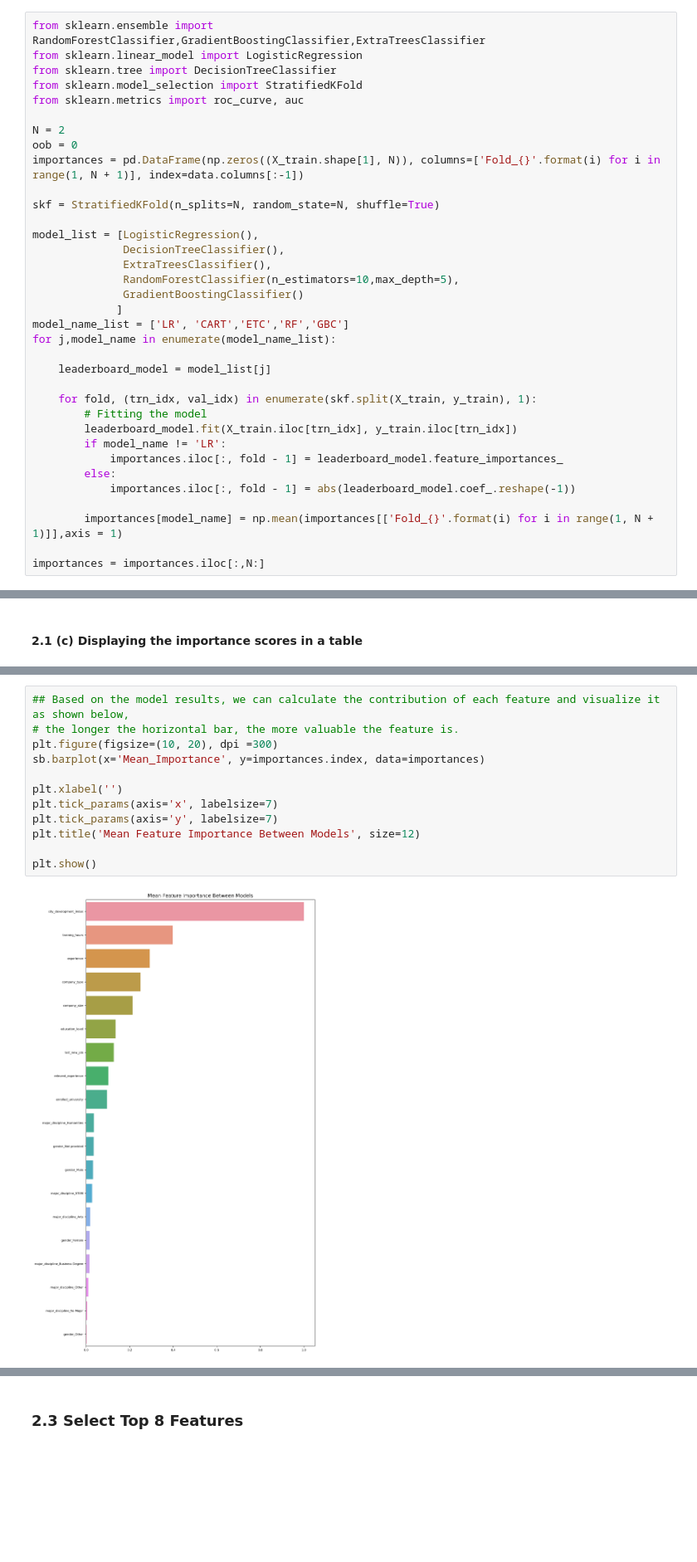
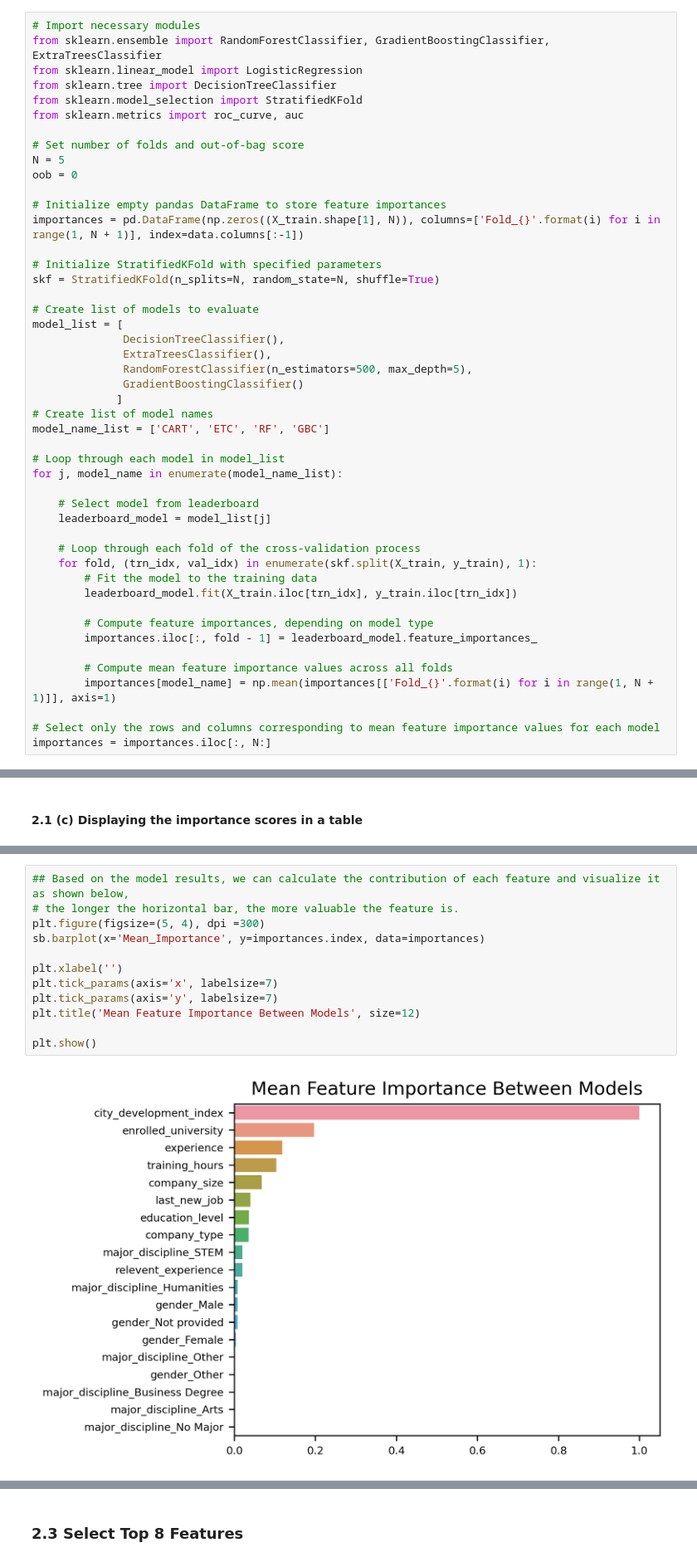
Before and after one commit to leileijng/bc2407-linkedin, a Jupyter notebook: 1_HR-Analysis/HR-Analysis Modelling.ipynb, the cells around one changed output, grey strips where cells are left out. Shown at 83% size. Cells and saved outputs as stored; diff of their text form; blank space fills up the shorter version.

```diff
--- a/1_HR-Analysis/HR-Analysis Modelling.ipynb
+++ b/1_HR-Analysis/HR-Analysis Modelling.ipynb
@@ -373,40 +368,52 @@ Select best features to be used in machine learning models based on Multi-model
 # %% [markdown]
 #### 2.1 (a) Obtaining Feature Importance Scores for each model
 # %%
-from sklearn.ensemble import RandomForestClassifier,GradientBoostingClassifier,ExtraTreesClassifier
+# Import necessary modules
+from sklearn.ensemble import RandomForestClassifier, GradientBoostingClassifier, ExtraTreesClassifier
 from sklearn.linear_model import LogisticRegression
 from sklearn.tree import DecisionTreeClassifier
 from sklearn.model_selection import StratifiedKFold
 from sklearn.metrics import roc_curve, auc
 
-N = 2
+# Set number of folds and out-of-bag score
+N = 5
 oob = 0
+
+# Initialize empty pandas DataFrame to store feature importances
 importances = pd.DataFrame(np.zeros((X_train.shape[1], N)), columns=['Fold_{}'.format(i) for i in range(1, N + 1)], index=data.columns[:-1])
 
+# Initialize StratifiedKFold with specified parameters
 skf = StratifiedKFold(n_splits=N, random_state=N, shuffle=True)
 
-model_list = [LogisticRegression(),
+# Create list of models to evaluate
+model_list = [
               DecisionTreeClassifier(),
               ExtraTreesClassifier(),
-              RandomForestClassifier(n_estimators=10,max_depth=5),
+              RandomForestClassifier(n_estimators=500, max_depth=5),
               GradientBoostingClassifier()
              ]
-model_name_list = ['LR', 'CART','ETC','RF','GBC']
-for j,model_name in enumerate(model_name_list):
+# Create list of model names
+model_name_list = ['CART', 'ETC', 'RF', 'GBC']
 
+# Loop through each model in model_list
+for j, model_name in enumerate(model_name_list):
+
+    # Select model from leaderboard
     leaderboard_model = model_list[j]
 
+    # Loop through each fold of the cross-validation process
     for fold, (trn_idx, val_idx) in enumerate(skf.split(X_train, y_train), 1):
-        # Fitting the model
+        # Fit the model to the training data
         leaderboard_model.fit(X_train.iloc[trn_idx], y_train.iloc[trn_idx])
-        if model_name != 'LR':
-            importances.iloc[:, fold - 1] = leaderboard_model.feature_importances_
-        else:
-            importances.iloc[:, fold - 1] = abs(leaderboard_model.coef_.reshape(-1))
 
-        importances[model_name] = np.mean(importances[['Fold_{}'.format(i) for i in range(1, N + 1)]],axis = 1)
+        # Compute feature importances, depending on model type
+        importances.iloc[:, fold - 1] = leaderboard_model.feature_importances_
 
-importances = importances.iloc[:,N:]
+        # Compute mean feature importance values across all folds
+        importances[model_name] = np.mean(importances[['Fold_{}'.format(i) for i in range(1, N + 1)]], axis=1)
+
+# Select only the rows and columns corresponding to mean feature importance values for each model
+importances = importances.iloc[:, N:]
 # %%
 #use different models to calculate importance
 importances = (importances-importances.min())/(importances.max()-importances.min())
@@ -444,14 +452,14 @@ importances
 # %%
 ## Based on the model results, we can calculate the contribution of each feature and visualize it as shown below,
 # the longer the horizontal bar, the more valuable the feature is.
-plt.figure(figsize=(10, 20), dpi =300)
+plt.figure(figsize=(5, 4), dpi =300)
 sb.barplot(x='Mean_Importance', y=importances.index, data=importances)
 
 plt.xlabel('')
 plt.tick_params(axis='x', labelsize=7)
 plt.tick_params(axis='y', labelsize=7)
 plt.title('Mean Feature Importance Between Models', size=12)
 
 plt.show()
 # %% [output]
-[figure, old version]
+[figure, new version]
```
Also changed, not shown: parts of 75 cells of this notebook, 7 other files.
